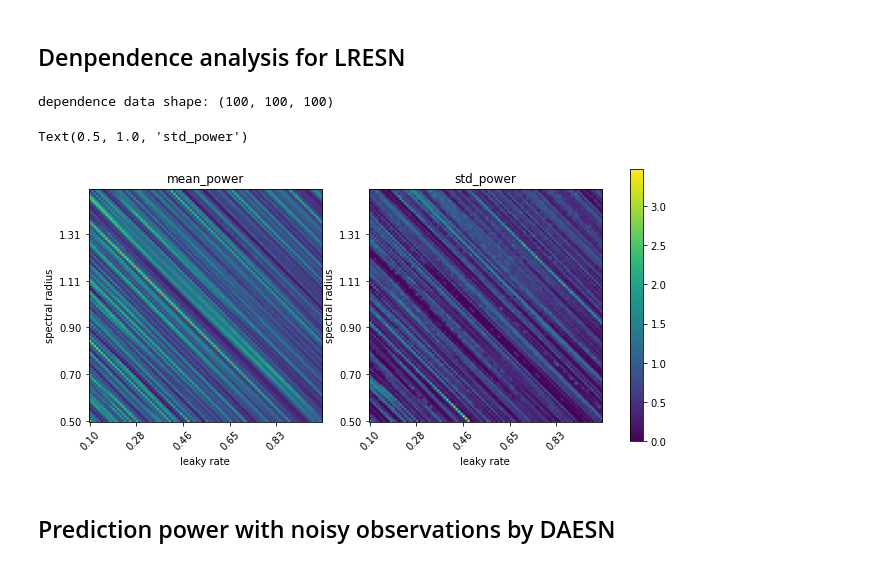
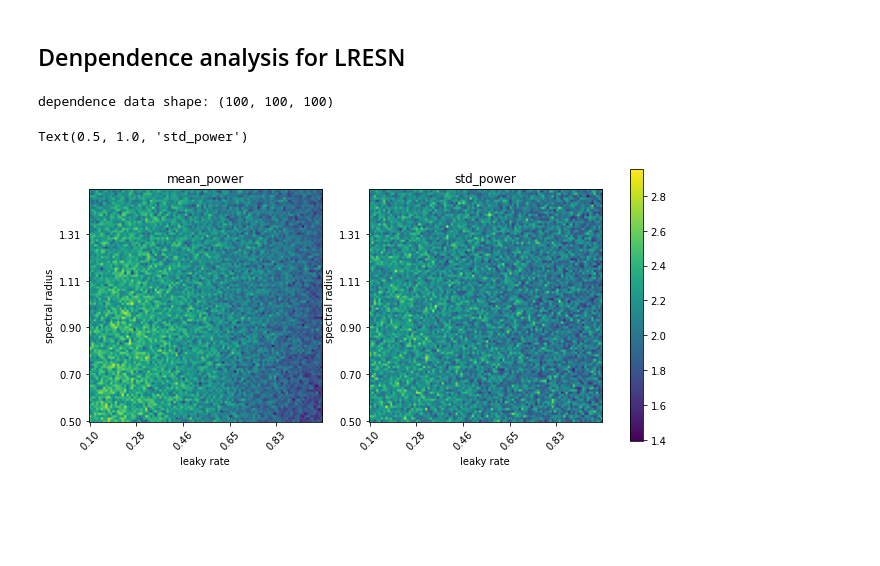
Before and after one commit to lepodl/reservoir_computing, a Jupyter notebook: TestDemo/Esn_prediction.ipynb, the cells around one changed output. Saved outputs shown, nothing was run; the diff lists cells and outputs as text; code cells hidden in the pictures; blank space fills up the shorter version.

```diff
--- a/TestDemo/Esn_prediction.ipynb
+++ b/TestDemo/Esn_prediction.ipynb
@@ -78,14 +80,15 @@ def random_grid_search(train_data, test_data, hidden_range, radius_range, leaky_
 # %% [markdown]
 ### Initialize data
 # %%
-dt = 0.01
-model = Lorenz(10., 28., 8 / 3, dt)
-states = model.propagate(50, 10)
-train_data = states[:, :1000]
-# model = Lorenz(10., 28., 8 / 3, dt)
-# states = model.propagate(50, 10)
-test_data = states[:, 1000:2000]
-del states
+def initialize_data(train_len=1000, noise=None):
+    dt = 0.01
+    model = Lorenz(10., 28., 8 / 3, dt)
+    states = model.propagate(50, 10, noise=noise)
+    train_data = states[:, :train_len]
+    # model = Lorenz(10., 28., 8 / 3, dt)
+    # states = model.propagate(50, 10)
+    test_data = states[:, train_len:train_len+1000]
+    return train_data, test_data
 # %% [markdown]
 ###  Random grid search meta parameters
 # %%
@@ -164,38 +204,36 @@ Text(0.5, 1.0, 'LRESN_with noise')
 # %% [markdown]
 ## Denpendence analysis for LRESN
 # %%
-dependence_data = np.load("../Data/dependece_leak_spectral.npz")
+dependence_data = np.load("../Data/dependece_leak_spectral_lr.npz")
 res = dependence_data["res"]
 leaks = dependence_data["leaks"]
 spectrals = dependence_data["spectrals"]
 print("dependence data shape:", res.shape)
 mean_res = res.mean(axis=2)
 std_res = res.std(axis=2)
-# mean_res = np.log(mean_res)
-# std_res = np.log(std_res)
-# print(mean_res)
-# print("\n")
-# print(std_res)
+# mean_res_vis = mean_res.copy()
+# mean_res_vis[mean_res_vis<1.5] = 0.
+# mean_res_vis = (mean_res_vis - np.min(mean_res_vis)) / (np.max(mean_res_vis) - np.min(mean_res_vis))
+# mean_res_vis = np.log(mean_res_vis)
 fig, ax = plt.subplots(1, 2, figsize=(10, 5))
 ax = ax.flatten()
 im = ax[0].imshow(mean_res)
 ax[1].imshow(std_res)
 fig.colorbar(im, ax=[ax[0], ax[1]], fraction=0.03, pad=0.05)
+# ax[2].imshow(mean_res_vis)
 leaks = [f'{leak:.2f}' for leak in leaks[[0, 20, 40, 60, 80]]]
 spectrals = [f'{spectral:.2f}' for spectral in spectrals[[0, 20, 40, 60, 80]]]
 for i in range(2):
     ax[i].set_xticks([0, 20, 40, 60, 80])
     ax[i].set_xticklabels(leaks, rotation=45)
     ax[i].set_xlabel("leaky rate")
     ax[i].set_yticks([0, 20, 40, 60, 80])
     ax[i].set_yticklabels(spectrals)
     ax[i].set_ylabel("spectral radius")
     ax[i].invert_yaxis()
 ax[0].set_title("mean_power")
 ax[1].set_title("std_power")
 # %% [output]
 dependence data shape: (100, 100, 100)
 Text(0.5, 1.0, 'std_power')
-[figure, old version]
+[figure, new version]
-# %% [markdown]
-## Prediction power with noisy observations by DAESN
```
Also changed, not shown: parts of 10 cells of this notebook, 8 other files.
